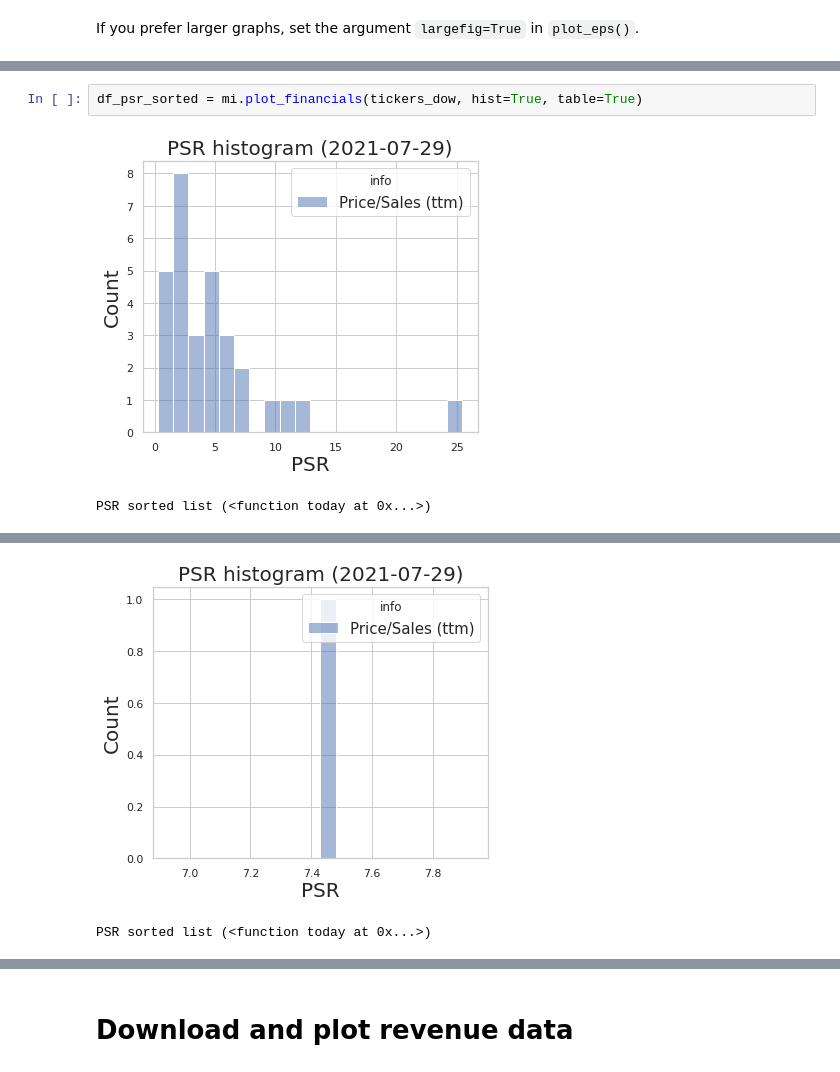
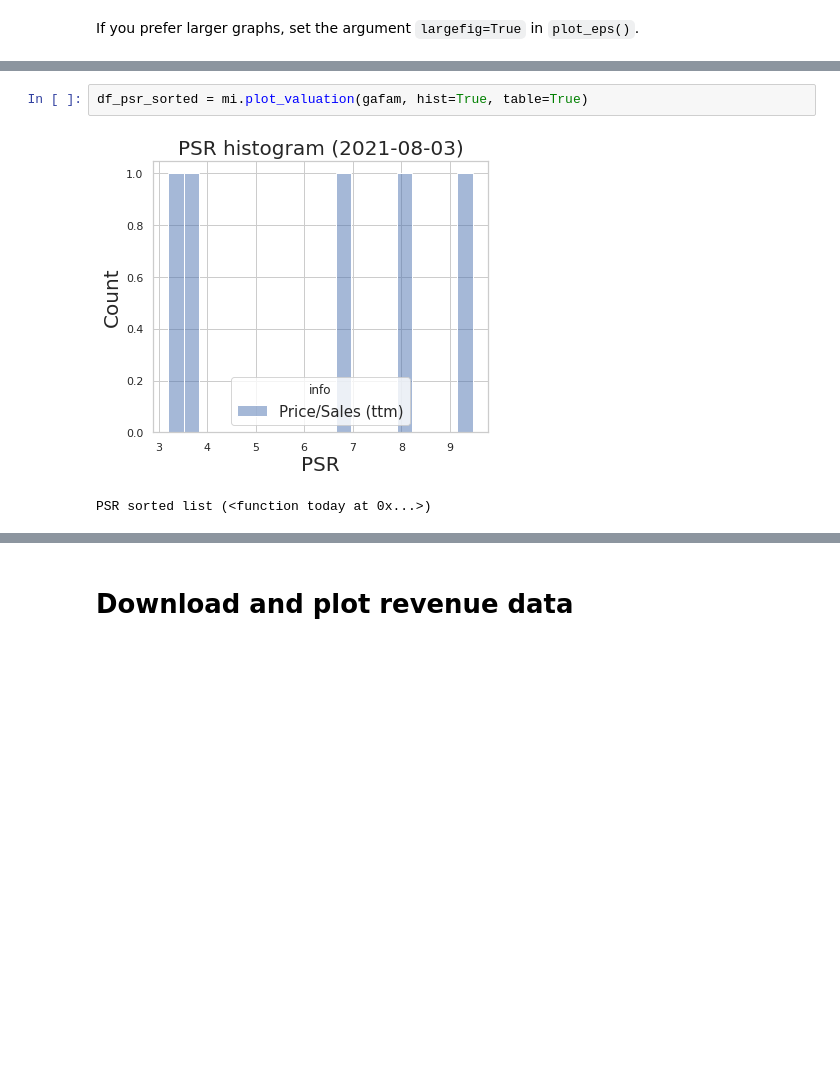
Before and after one commit to jnishii/stock-analysis, a Jupyter notebook: yahoo_fin/Tutorial.ipynb, the cells around one changed output, grey strips where cells are left out. Cells and saved outputs as stored; diff of their text form; blank space fills up the shorter version.

Commit message:
change function name from get/plot_financials to get/plot_basic

```diff
--- a/yahoo_fin/Tutorial.ipynb
+++ b/yahoo_fin/Tutorial.ipynb
@@ -134,7 +147,7 @@ You can get financial data including PSR, PBR, and PER using `get_financial_data
 # %%
-df_psr_sorted = mi.plot_financials(tickers_dow, hist=True, table=True)
+df_psr_sorted = mi.plot_valuation(gafam, hist=True, table=True)
 # %% [output]
-[figure, old version]
+[figure, new version]
 PSR sorted list (<function today at 0x...>)
 | info | Market Cap | Previous Close | 1y Target Est | Price/Sales (ttm) | PE Ratio (TTM) | Price/Book (mrq) | ... |
 | Ticker |  |  |  |  |  |  | ... |
@@ -157,2 +158,0 @@ PSR sorted list (<function today at 0x...>)
-[figure, removed]
-PSR sorted list (<function today at 0x...>)
```
Also changed, not shown: parts of 18 cells of this notebook, 3 other files.
